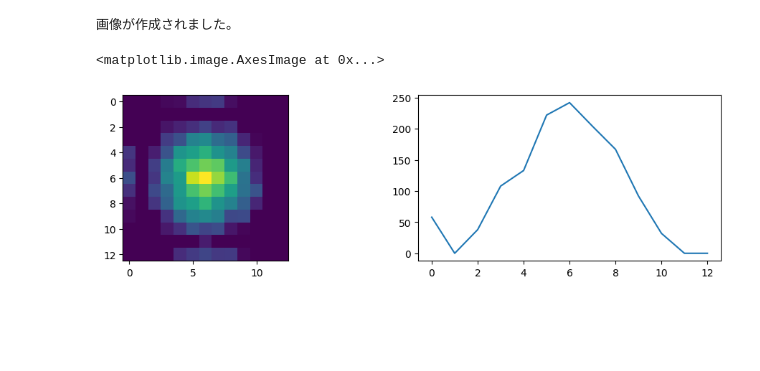
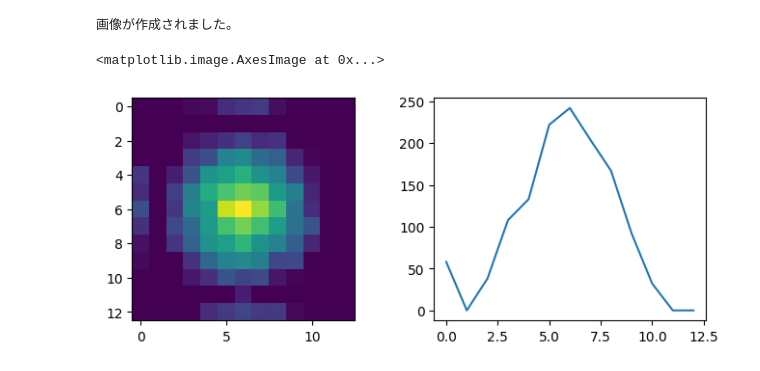
Before and after one commit to yumekasa5/Pyhton, a Jupyter notebook: jupyter/imageproc/measure_ls.ipynb, the cells around one changed output. Saved outputs shown, nothing was run; the diff lists cells and outputs as text; code cells hidden in the pictures; blank space fills up the shorter version.

```diff
--- a/jupyter/imageproc/measure_ls.ipynb
+++ b/jupyter/imageproc/measure_ls.ipynb
@@ -140,14 +140,14 @@ print("画像が作成されました。")
 # %%
 img = cv2.imread('CH_sample_with_noise.png', cv2.IMREAD_ANYDEPTH)
 prof = img[255]
 diff = np.diff(prof.astype(np.int16))
 idx = diff.argmax()
 roi = img[249:262, idx-4:idx+9]
 prof = prof[idx-4:idx+9]
 
-fig, ax = plt.subplots(1, 2, figsize=(12, 3))
+fig, ax = plt.subplots(1, 2, figsize=(8, 3))
 ax[1].plot([i for i in range(len(prof))], prof)
 ax[0].imshow(roi)
 # %% [output]
 <matplotlib.image.AxesImage at 0x...>
-[figure, old version]
+[figure, new version]
```
